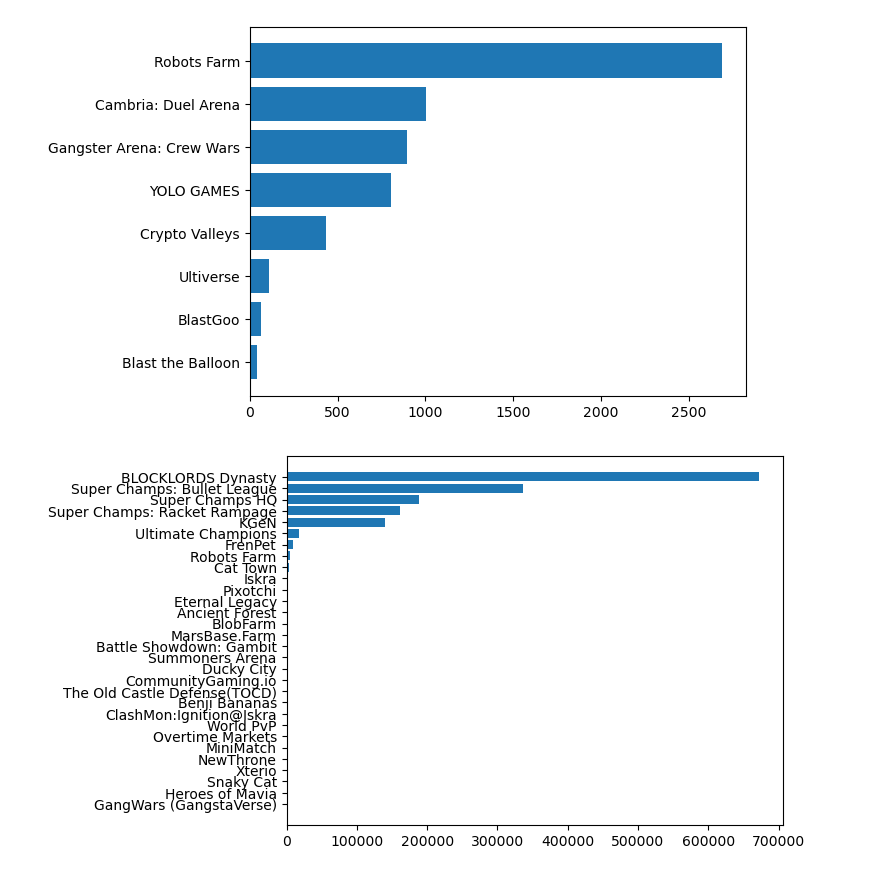
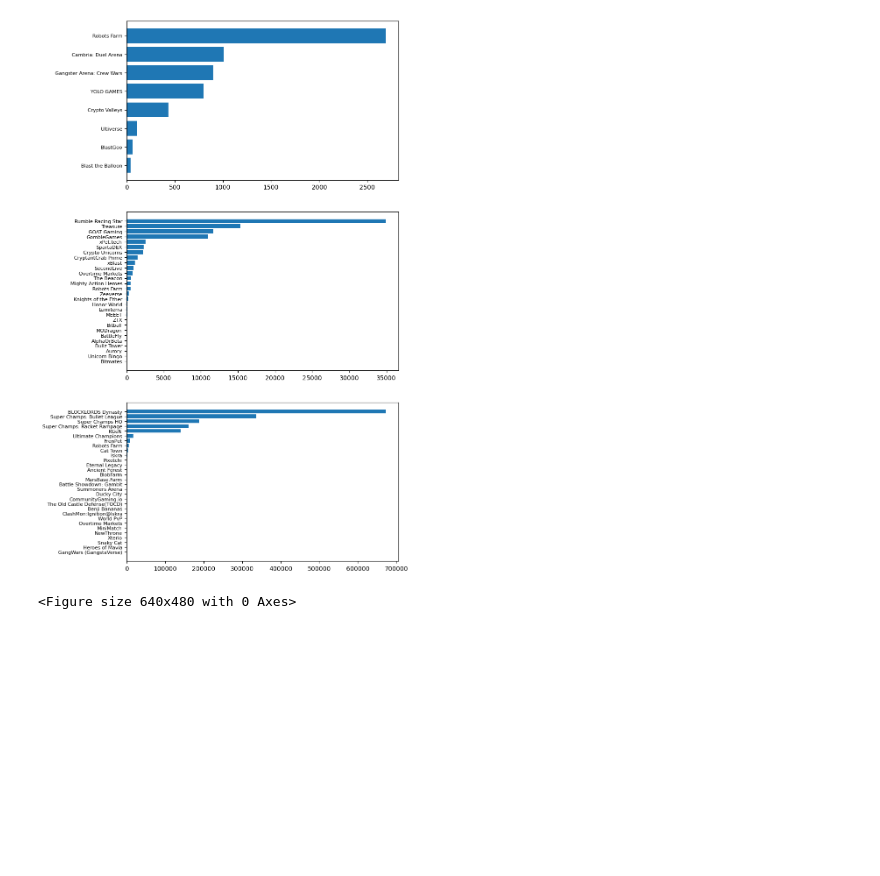
Before and after one commit to DavidbigC/Best-Gaming-EVM, a Jupyter notebook: DappRadar connect.ipynb, the cells around one changed output. Cells and saved outputs as stored; diff of their text form; code cells hidden in the pictures; blank space fills up the shorter version.

```diff
--- a/DappRadar connect.ipynb
+++ b/DappRadar connect.ipynb
@@ -55,19 +55,25 @@ rec = df['results']
 blast_top100 = json_normalize(rec)
 blast_top100 = blast_top100[['name','metrics.transactions','metrics.uaw','metrics.volume','metrics.balance']].dropna()
 blast_top100 = blast_top100[blast_top100['metrics.uaw'] > 10]
+# %%
+plt.rc('ytick', labelsize=8)
 # %%
-blast, ax = plt.subplots()
+plot, (ax1,ax2,ax3) = plt.subplots(3,1, figsize = (8,16))
+ax1.barh(blast_top100['name'], blast_top100['metrics.uaw'], align='center')
+ax1.set_yticks(blast_top100['name'])
+ax1.invert_yaxis()
 
-ax.barh(blast_top100['name'], blast_top100['metrics.uaw'], align='center')
-ax.set_yticks(blast_top100['name'])
-ax.invert_yaxis()  # labels read top-to-bottom
+ax2.barh(arb_top100['name'], arb_top100['metrics.uaw'], align='center')
+ax2.set_yticks(arb_top100['name'])
+ax2.invert_yaxis()
+
+ax3.barh(base_top100['name'], base_top100['metrics.uaw'], align='center')
+ax3.set_yticks(base_top100['name'])
+ax3.invert_yaxis()
+
+plt.show()
+
+plt.savefig('chainfig.png')
 # %% [output]
-[figure, old version]
+[figure, new version]
+<Figure size 640x480 with 0 Axes>
-# %%
-base, ax = plt.subplots()
-
-ax.barh(base_top100['name'], base_top100['metrics.uaw'], align='center')
-ax.set_yticks(base_top100['name'])
-ax.invert_yaxis()  # labels read top-to-bottom
-# %% [output]
-[figure, removed]
```
Also changed, not shown: parts of 4 cells of this notebook.
